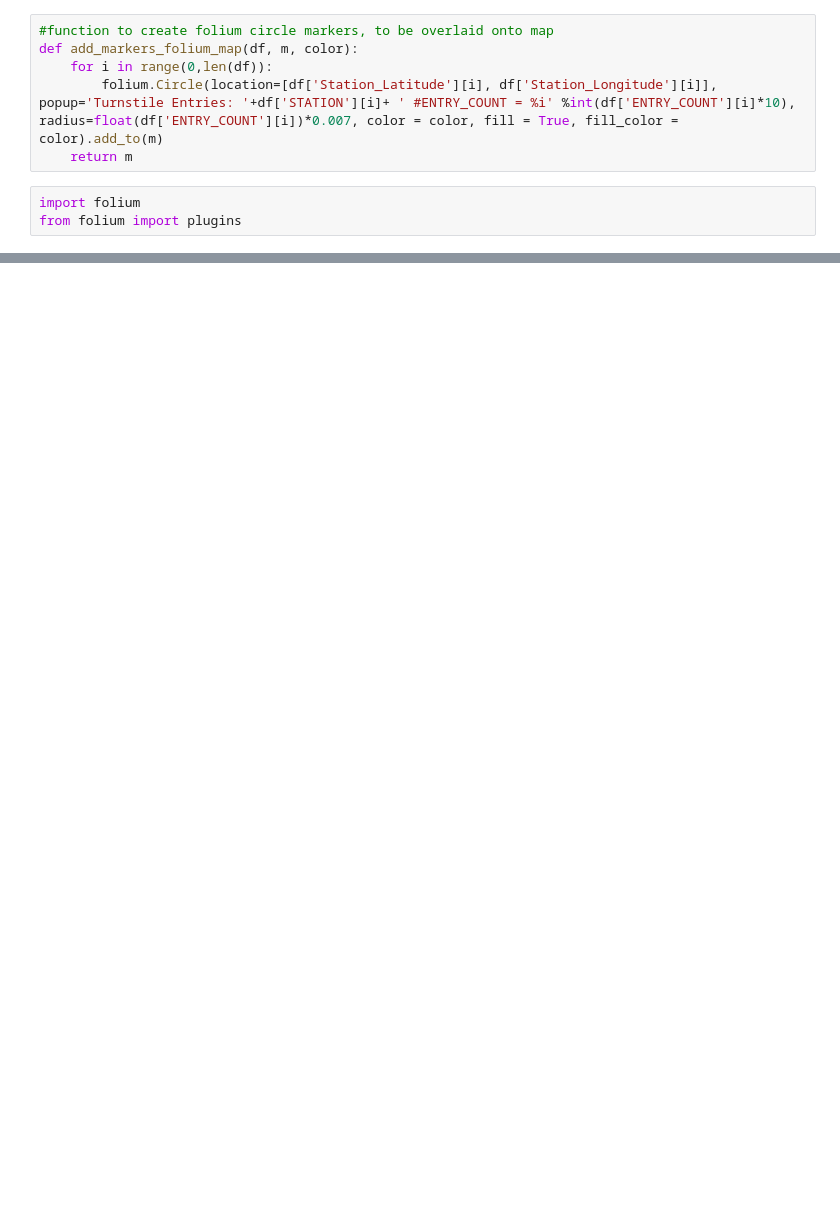
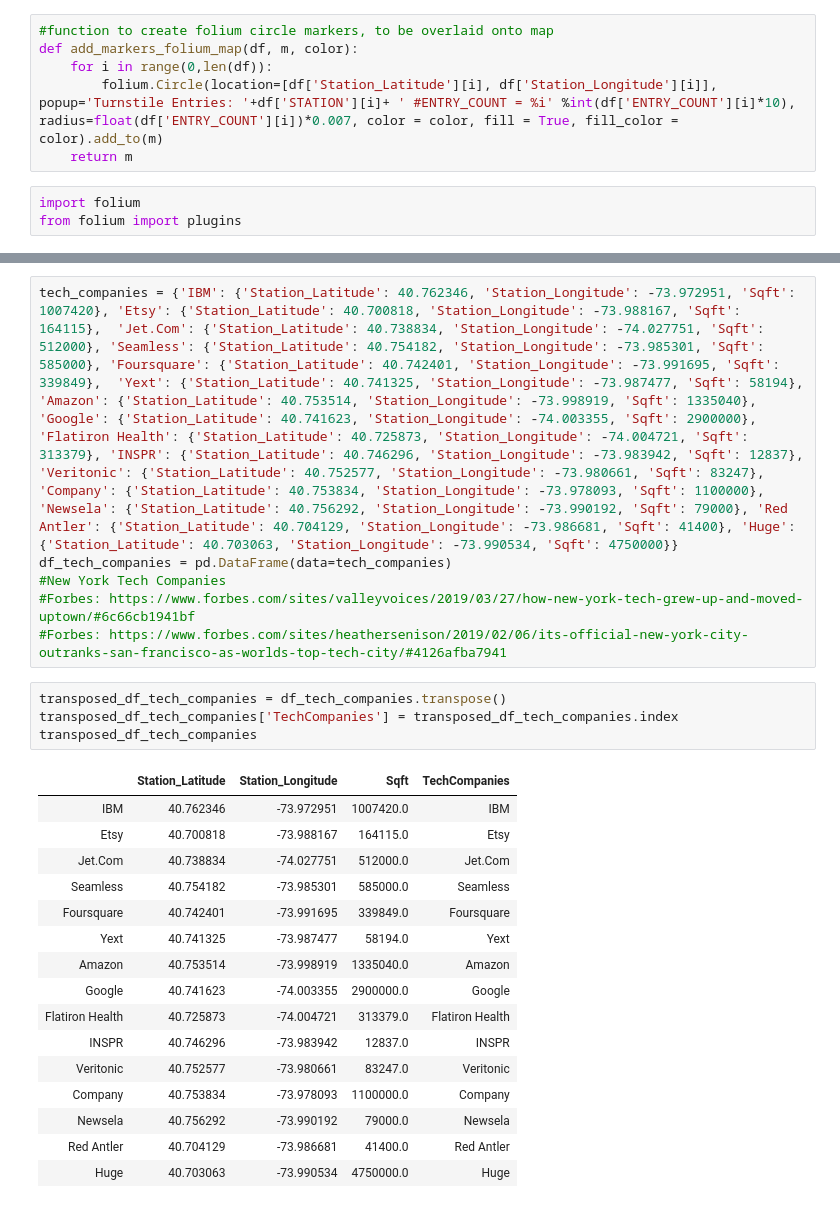
Before and after one commit to scottkds/metis_project1, a Jupyter notebook: notebooks/Metis_Project1_Map.ipynb, the cells around one changed output, grey strips where cells are left out. Saved outputs shown, nothing was run; the diff lists cells and outputs as text; blank space fills up the shorter version.

```diff
--- a/notebooks/Metis_Project1_Map.ipynb
+++ b/notebooks/Metis_Project1_Map.ipynb
@@ -92,0 +102,27 @@ m
+# %%
+tech_companies = {'IBM': {'Station_Latitude': 40.762346, 'Station_Longitude': -73.972951, 'Sqft': 1007420}, 'Etsy': {'Station_Latitude': 40.700818, 'Station_Longitude': -73.988167, 'Sqft': 164115},  'Jet.Com': {'Station_Latitude': 40.738834, 'Station_Longitude': -74.027751, 'Sqft': 512000}, 'Seamless': {'Station_Latitude': 40.754182, 'Station_Longitude': -73.985301, 'Sqft': 585000}, 'Foursquare': {'Station_Latitude': 40.742401, 'Station_Longitude': -73.991695, 'Sqft': 339849},  'Yext': {'Station_Latitude': 40.741325, 'Station_Longitude': -73.987477, 'Sqft': 58194}, 'Amazon': {'Station_Latitude': 40.753514, 'Station_Longitude': -73.998919, 'Sqft': 1335040}, 'Google': {'Station_Latitude': 40.741623, 'Station_Longitude': -74.003355, 'Sqft': 2900000}, 'Flatiron Health': {'Station_Latitude': 40.725873, 'Station_Longitude': -74.004721, 'Sqft': 313379}, 'INSPR': {'Station_Latitude': 40.746296, 'Station_Longitude': -73.983942, 'Sqft': 12837}, 'Veritonic': {'Station_Latitude': 40.752577, 'Station_Longitude': -73.980661, 'Sqft': 83247}, 'Company': {'Station_Latitude': 40.753834, 'Station_Longitude': -73.978093, 'Sqft': 1100000}, 'Newsela': {'Station_Latitude': 40.756292, 'Station_Longitude': -73.990192, 'Sqft': 79000}, 'Red Antler': {'Station_Latitude': 40.704129, 'Station_Longitude': -73.986681, 'Sqft': 41400}, 'Huge': {'Station_Latitude': 40.703063, 'Station_Longitude': -73.990534, 'Sqft': 4750000}}
+df_tech_companies = pd.DataFrame(data=tech_companies)
+#New York Tech Companies
+#Forbes: https://www.forbes.com/sites/valleyvoices/2019/03/27/how-new-york-tech-grew-up-and-moved-uptown/#6c66cb1941bf
+#Forbes: https://www.forbes.com/sites/heathersenison/2019/02/06/its-official-new-york-city-outranks-san-francisco-as-worlds-top-tech-city/#4126afba7941
+# %%
+transposed_df_tech_companies = df_tech_companies.transpose()
+transposed_df_tech_companies['TechCompanies'] = transposed_df_tech_companies.index
+transposed_df_tech_companies
+# %% [output]
+|  | Station_Latitude | Station_Longitude | Sqft | TechCompanies |
+| IBM | 40.762346 | -73.972951 | 1007420.0 | IBM |
+| Etsy | 40.700818 | -73.988167 | 164115.0 | Etsy |
+| Jet.Com | 40.738834 | -74.027751 | 512000.0 | Jet.Com |
+| Seamless | 40.754182 | -73.985301 | 585000.0 | Seamless |
+| Foursquare | 40.742401 | -73.991695 | 339849.0 | Foursquare |
+| Yext | 40.741325 | -73.987477 | 58194.0 | Yext |
+| Amazon | 40.753514 | -73.998919 | 1335040.0 | Amazon |
+| Google | 40.741623 | -74.003355 | 2900000.0 | Google |
+| Flatiron Health | 40.725873 | -74.004721 | 313379.0 | Flatiron Health |
+| INSPR | 40.746296 | -73.983942 | 12837.0 | INSPR |
+| Veritonic | 40.752577 | -73.980661 | 83247.0 | Veritonic |
+| Company | 40.753834 | -73.978093 | 1100000.0 | Company |
+| Newsela | 40.756292 | -73.990192 | 79000.0 | Newsela |
+| Red Antler | 40.704129 | -73.986681 | 41400.0 | Red Antler |
+| Huge | 40.703063 | -73.990534 | 4750000.0 | Huge |
```
Also changed, not shown: parts of 7 cells of this notebook.
